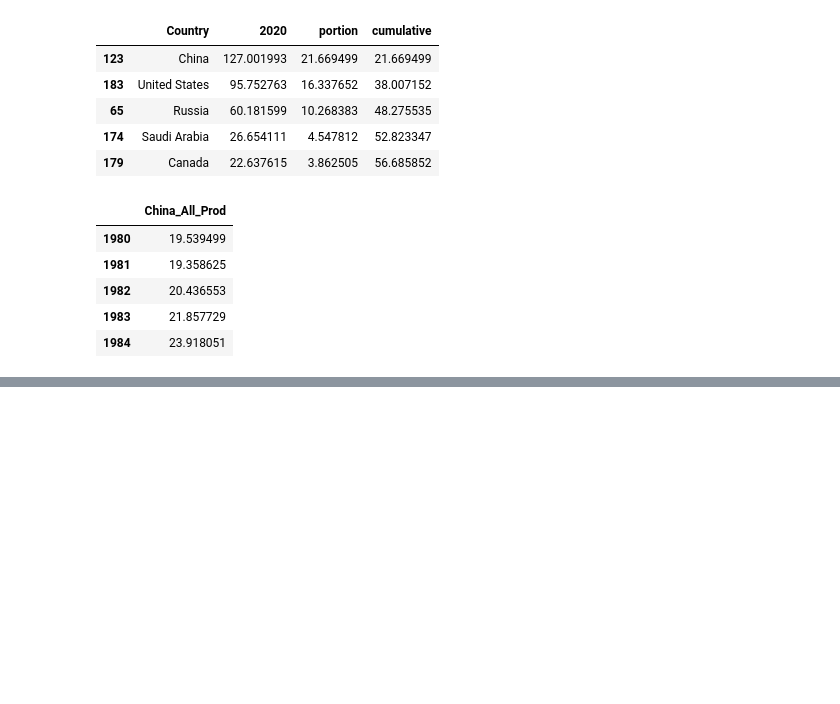
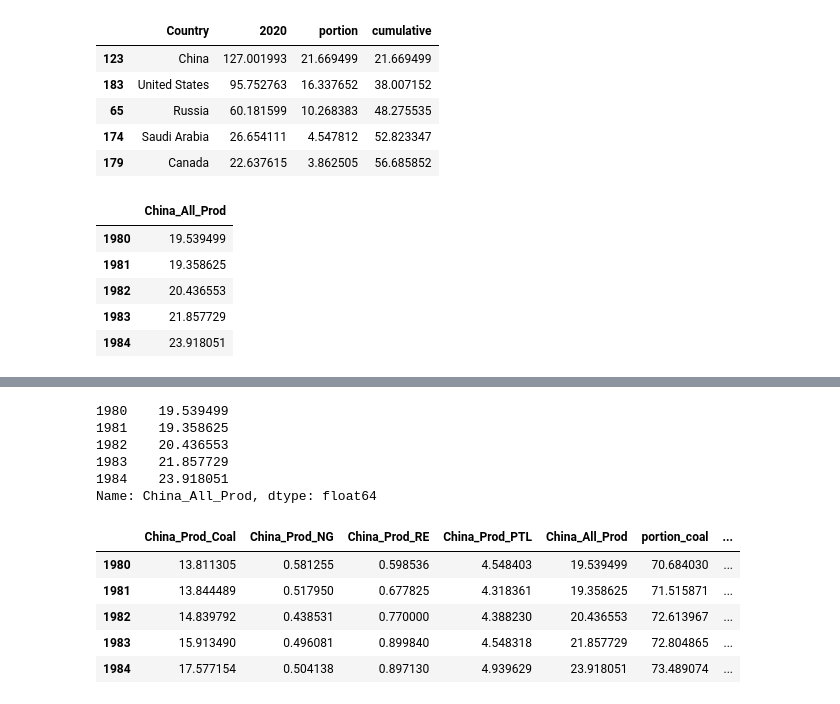
Before and after one commit to lurza/World-Energy-Analysis-main, a Jupyter notebook: Energy_Con_Prod.ipynb, the cells around one changed output, grey strips where cells are left out. Drawn from its saved outputs; the diff is of its cells as text; code cells hidden in the pictures; blank space fills up the shorter version.

```diff
--- a/Energy_Con_Prod.ipynb
+++ b/Energy_Con_Prod.ipynb
@@ -5676,0 +5786,7 @@ fig_china_con_prod.show()
+# %%
+china_prod_ng = prod_ng.loc[prod_ng['Country']=='        China']
+china_prod_ng = china_prod_ng.iloc[:, 2:44].apply(pd.to_numeric, errors='coerce')
+china_prod_ng = china_prod_ng.transpose()
+china_prod_ng = pd.DataFrame(china_prod_ng)
+china_prod_ng = china_prod_ng.rename(columns={65:'China_Prod_NG'})
+china_prod_ng.head()
@@ -5676,0 +5800,7 @@ fig_china_con_prod.show()
+# %%
+china_prod_re = prod_re.loc[prod_re['Country']=='        China']
+china_prod_re = china_prod_re.iloc[:, 2:44].apply(pd.to_numeric, errors='coerce')
+china_prod_re = china_prod_re.transpose()
+china_prod_re = pd.DataFrame(china_prod_re)
+china_prod_re = china_prod_re.rename(columns={65:'China_Prod_RE'})
+china_prod_re.head()
@@ -5676,0 +5814,7 @@ fig_china_con_prod.show()
+# %%
+china_prod_ptl = prod_ptl.loc[prod_ptl['Country']=='        China']
+china_prod_ptl = china_prod_ptl.iloc[:, 2:44].apply(pd.to_numeric, errors='coerce')
+china_prod_ptl = china_prod_ptl.transpose()
+china_prod_ptl = pd.DataFrame(china_prod_ptl)
+china_prod_ptl = china_prod_ptl.rename(columns={65:'China_Prod_PTL'})
+china_prod_ptl.head()
@@ -5676,0 +5837,24 @@ fig_china_con_prod.show()
+# %%
+china_all_prod_mix = china_all_prod['China_All_Prod']
+china_all_prod_mix.head()
+# %% [output]
+1980    19.539499
+1981    19.358625
+1982    20.436553
+1983    21.857729
+1984    23.918051
+Name: China_All_Prod, dtype: float64
+# %%
+china_prod_energy_mix = china_prod_coal.join(china_prod_ng).join(china_prod_re).join(china_prod_ptl).join(china_all_prod_mix)
+china_prod_energy_mix['portion_coal'] = china_prod_energy_mix['China_Prod_Coal']/china_prod_energy_mix['China_All_Prod']*100
+china_prod_energy_mix['portion_ng'] = china_prod_energy_mix['China_Prod_NG']/china_prod_energy_mix['China_All_Prod']*100
+china_prod_energy_mix['portion_re'] = china_prod_energy_mix['China_Prod_RE']/china_prod_energy_mix['China_All_Prod']*100
+china_prod_energy_mix['portion_ptl'] = china_prod_energy_mix['China_Prod_PTL']/china_prod_energy_mix['China_All_Prod']*100
+china_prod_energy_mix.head()
+# %% [output]
+|  | China_Prod_Coal | China_Prod_NG | China_Prod_RE | China_Prod_PTL | China_All_Prod | portion_coal | ... |
+| 1980 | 13.811305 | 0.581255 | 0.598536 | 4.548403 | 19.539499 | 70.684030 | ... |
+| 1981 | 13.844489 | 0.517950 | 0.677825 | 4.318361 | 19.358625 | 71.515871 | ... |
+| 1982 | 14.839792 | 0.438531 | 0.770000 | 4.388230 | 20.436553 | 72.613967 | ... |
+| 1983 | 15.913490 | 0.496081 | 0.899840 | 4.548318 | 21.857729 | 72.804865 | ... |
+| 1984 | 17.577154 | 0.504138 | 0.897130 | 4.939629 | 23.918051 | 73.489074 | ... |
```
Also changed, not shown: parts of 16 cells of this notebook.
